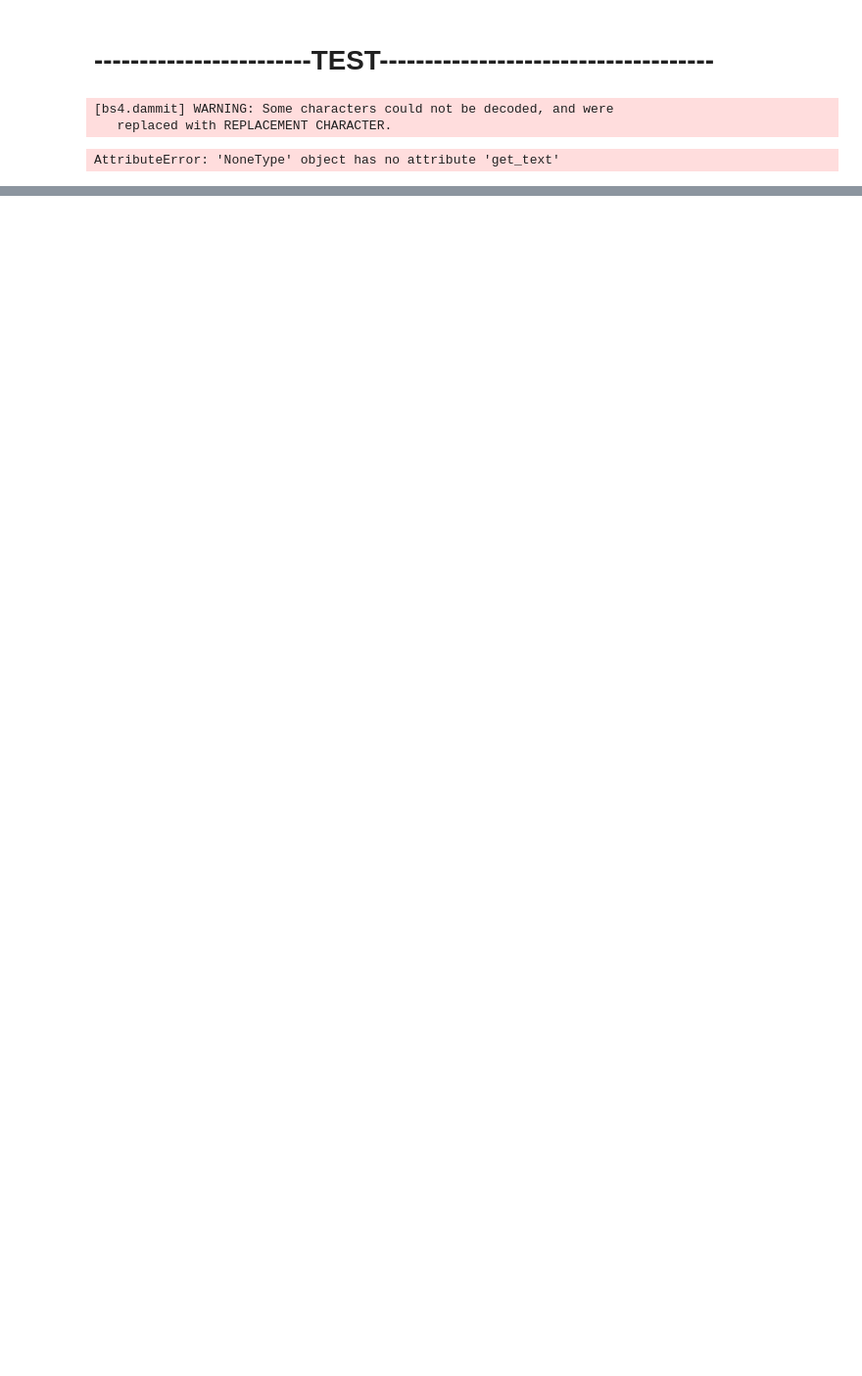
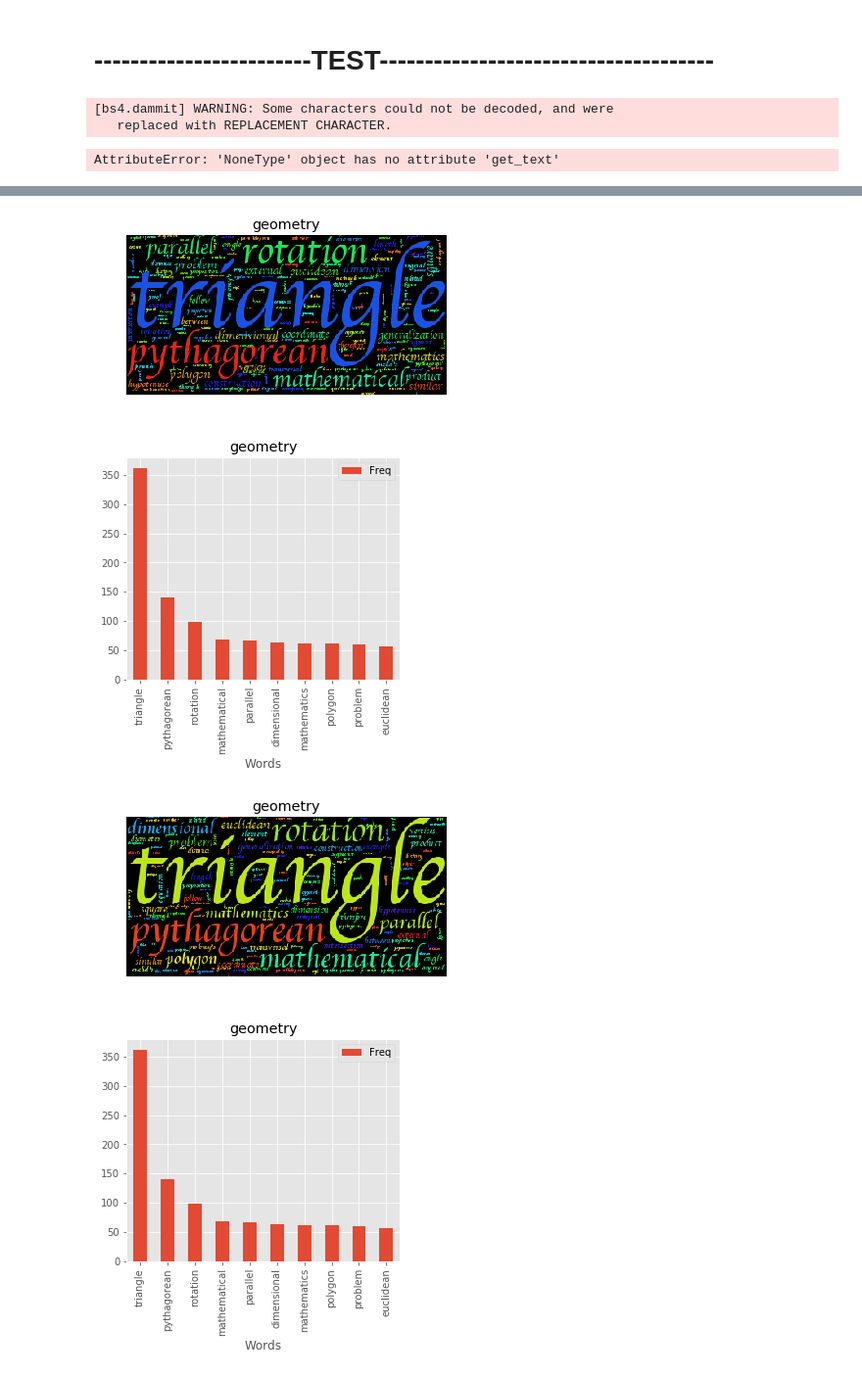
Before and after one commit to dsherma7/MathNet, a Jupyter notebook: Theorems.ipynb, the cells around one changed output, grey strips where cells are left out. Shown at 98% size. Drawn from its saved outputs; the diff is of its cells as text; code cells hidden in the pictures; blank space fills up the shorter version.

```diff
--- a/Theorems.ipynb
+++ b/Theorems.ipynb
@@ -509,0 +728,7 @@ for cat in soup.find_all('dl'):
+# %%
+temp1 = duplicate_theorems.iloc[52:55]
+temp2 = duplicate_theorems.iloc[431:440]
+temp3 = duplicate_theorems.iloc[602:612]
+temp4 = duplicate_theorems.iloc[183:190]
+# %%
+temp = pd.concat([temp1,temp2,temp3,temp4])
@@ -509,0 +782,19 @@ for cat in soup.find_all('dl'):
+# %%
+min_len = 6
+these_fields = temp['Field'][0:12].values
+for j in range(len(these_fields)):
+    field = these_fields[j]
+    temp = duplicate_theorems[duplicate_theorems['Field']==field]
+    f1,ax = plt.subplots(1,1,figsize = [15,3])
+    txt=f(temp,ax,stopwords=stopwords,min_len=min_len)
+    f2,ax = plt.subplots(1,1,figsize = [5,5])
+    plt.gcf().subplots_adjust(bottom=0.25)
+    txt[0:10].set_index('Words').plot(kind='bar',title=field,ax=ax)
+
+    f1.savefig('plots/wordclouds/'+str(j)+'.png')
+    f2.savefig('plots/bargraphs/'+str(j)+'.png')
+# %% [output]
+[figure, added]
+[figure, added]
+[figure, added]
+[figure, added]
```
Also changed, not shown: parts of 76 cells of this notebook.
